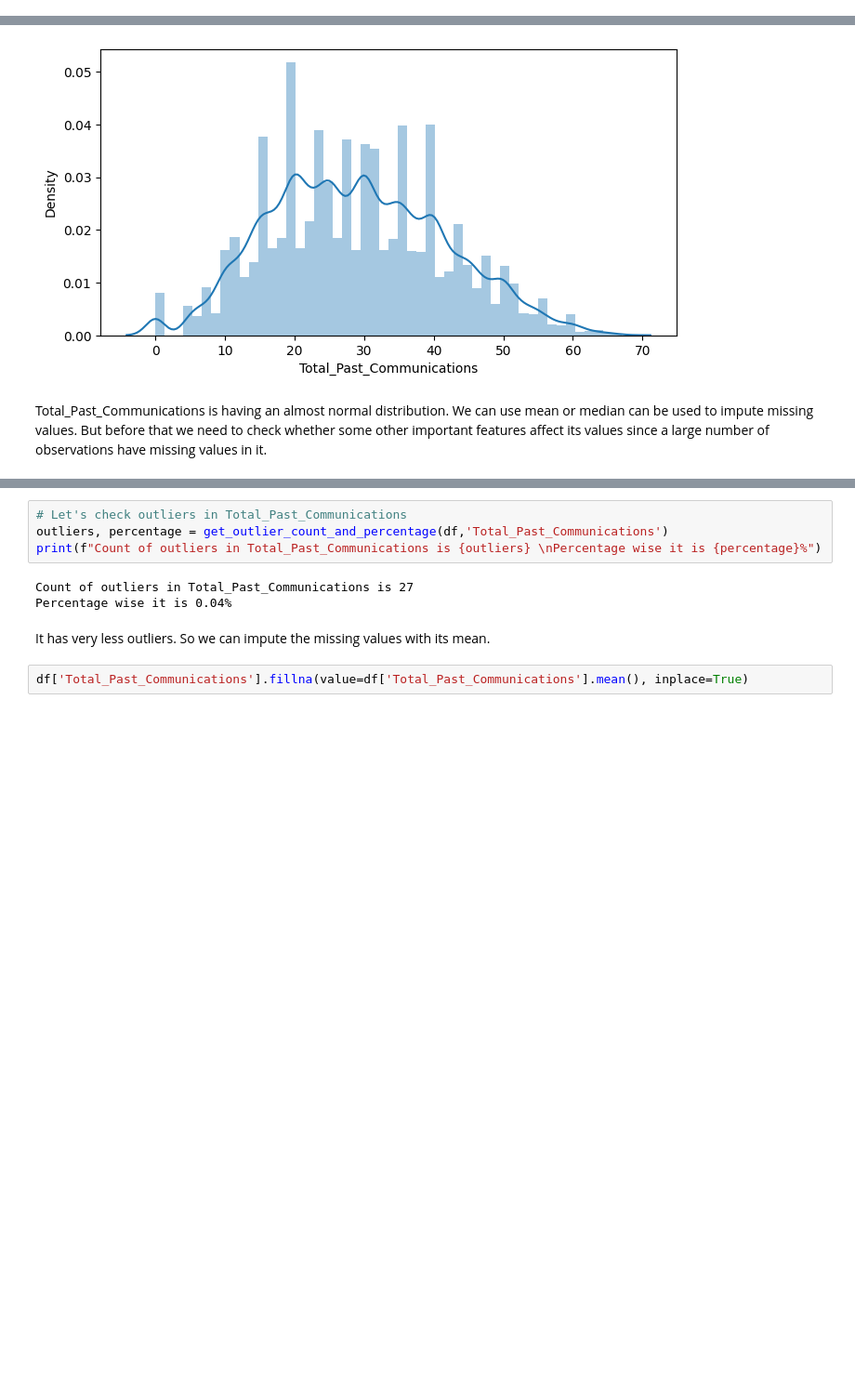
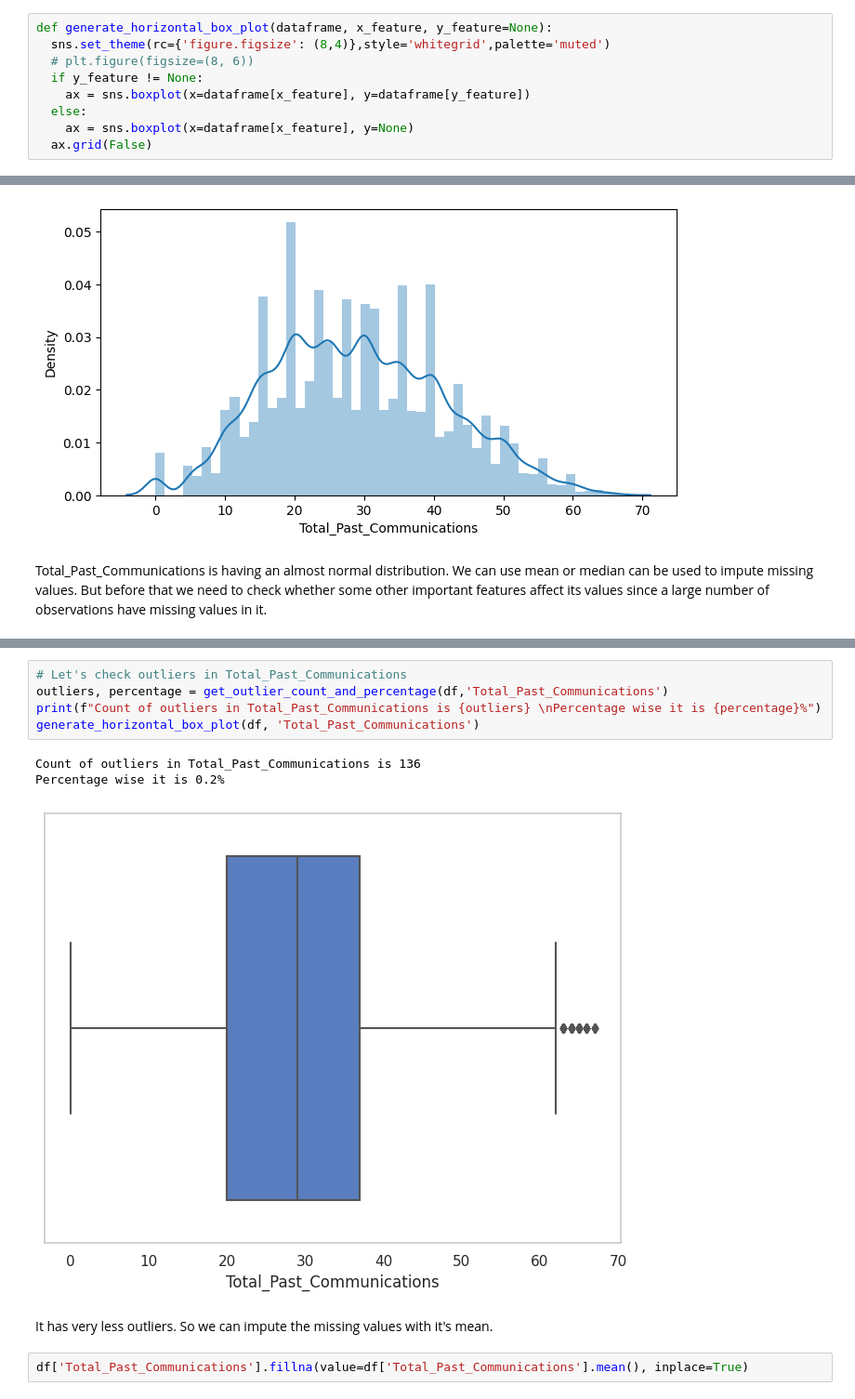
Before and after one commit to dipakpatil2001/Email-Campaign-Effectivene---Classificationss-Prediction, a Jupyter notebook: Email_Campaign_Effectiveness_Prediction.ipynb, the cells around one changed output, grey strips where cells are left out. Shown at 93% size. Saved outputs shown, nothing was run; the diff lists cells and outputs as text; blank space fills up the shorter version.

```diff
--- a/Email_Campaign_Effectiveness_Prediction.ipynb
+++ b/Email_Campaign_Effectiveness_Prediction.ipynb
@@ -168,6 +192,15 @@ def generate_count_plot(dataframe):
   fig, ax = plt.subplots()
   dataframe.value_counts().plot(ax = x, kind = 'bar')
   plt.show()
+# %%
+def generate_horizontal_box_plot(dataframe, x_feature, y_feature=None):
+  sns.set_theme(rc={'figure.figsize': (8,4)},style='whitegrid',palette='muted')
+  # plt.figure(figsize=(8, 6))
+  if y_feature != None:
+    ax = sns.boxplot(x=dataframe[x_feature], y=dataframe[y_feature])
+  else:
+    ax = sns.boxplot(x=dataframe[x_feature], y=None)
+  ax.grid(False)
 # %%
 # define a function to generate density plot for feature in dataframe
 def generate_density_plot(dataframe, feature):
@@ -436,12 +469,14 @@ sns.boxplot(ax =axes[1], data=df, x='Total_Past_Communications', y='Email_Source
 # %%
 # Let's check outliers in Total_Past_Communications
 outliers, percentage = get_outlier_count_and_percentage(df,'Total_Past_Communications')
 print(f"Count of outliers in Total_Past_Communications is {outliers} \nPercentage wise it is {percentage}%")
+generate_horizontal_box_plot(df, 'Total_Past_Communications')
 # %% [output]
-Count of outliers in Total_Past_Communications is 27
-Percentage wise it is 0.04%
+Count of outliers in Total_Past_Communications is 136
+Percentage wise it is 0.2%
+[figure, added]
 # %% [markdown]
-It has very less outliers. So we can impute the missing values with its mean.
+It has very less outliers. So we can impute the missing values with it's mean.
 # %%
 df['Total_Past_Communications'].fillna(value=df['Total_Past_Communications'].mean(), inplace=True)
 # %% [markdown]
```
Also changed, not shown: parts of 30 cells of this notebook.
